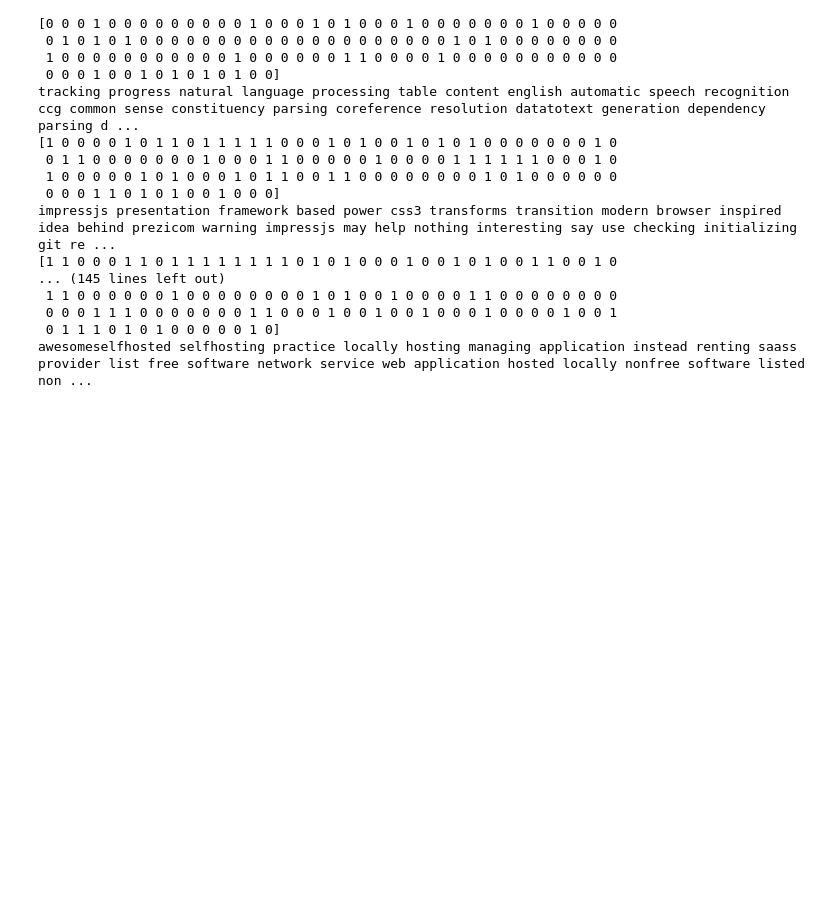
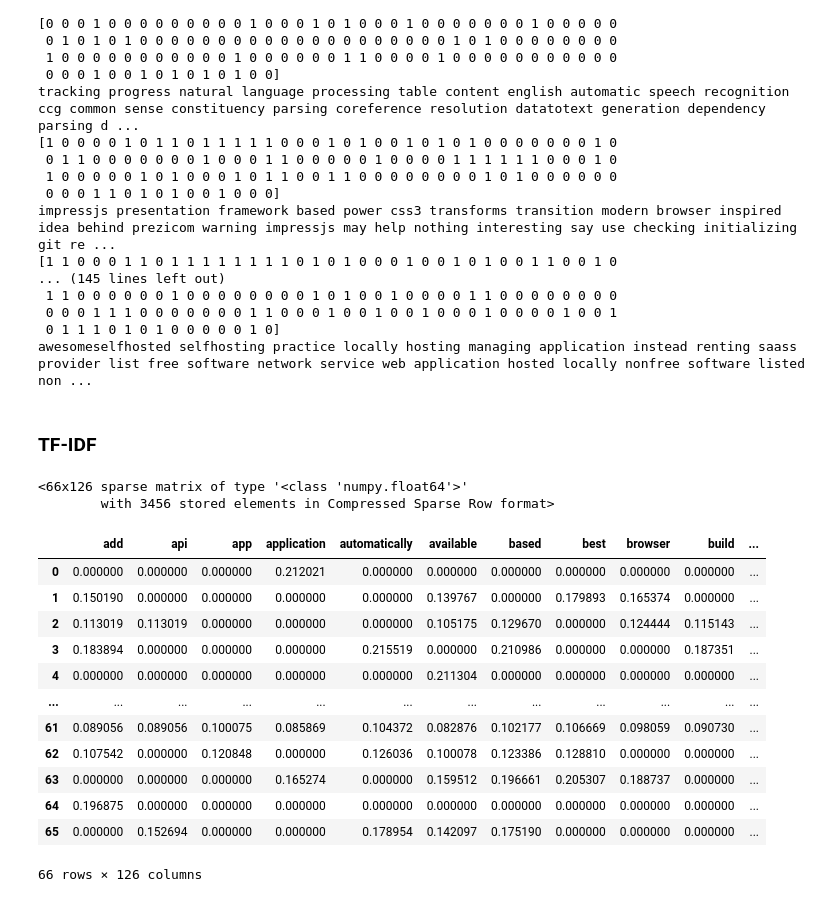
Before and after one commit to Brandon-Martinez27/nlp_project, a Jupyter notebook: acquire_nlp.ipynb, the cells around one changed output. Drawn from its saved outputs; the diff is of its cells as text; code cells hidden in the pictures; blank space fills up the shorter version.

```diff
--- a/acquire_nlp.ipynb
+++ b/acquire_nlp.ipynb
@@ -874,3 +874,33 @@ impressjs presentation framework based power css3 transforms transition modern b
  0 0 0 1 1 1 0 0 0 0 0 0 0 1 1 0 0 0 1 0 0 1 0 0 1 0 0 0 1 0 0 0 0 1 0 0 1
  0 1 1 1 0 1 0 1 0 0 0 0 0 1 0]
 awesomeselfhosted selfhosting practice locally hosting managing application instead renting saass provider list free software network service web application hosted locally nonfree software listed non ...
+# %% [markdown]
+### TF-IDF
+# %%
+from sklearn.feature_extraction.text import TfidfVectorizer
+
+tfidf = TfidfVectorizer(stop_words='english', min_df=20,
+                             ngram_range=(1,2),
+                             binary=True)
+
+tfidf_sparse_matrix = tfidf.fit_transform(train.clean)
+tfidf_sparse_matrix
+# %% [output]
+<66x126 sparse matrix of type '<class 'numpy.float64'>'
+        with 3456 stored elements in Compressed Sparse Row format>
+# %%
+pd.DataFrame(tfidf_sparse_matrix.todense(), columns=tfidf.get_feature_names())
+# %% [output]
+|  | add | api | app | application | automatically | available | based | best | browser | build | ... |
+| 0 | 0.000000 | 0.000000 | 0.000000 | 0.212021 | 0.000000 | 0.000000 | 0.000000 | 0.000000 | 0.000000 | 0.000000 | ... |
+| 1 | 0.150190 | 0.000000 | 0.000000 | 0.000000 | 0.000000 | 0.139767 | 0.000000 | 0.179893 | 0.165374 | 0.000000 | ... |
+| 2 | 0.113019 | 0.113019 | 0.000000 | 0.000000 | 0.000000 | 0.105175 | 0.129670 | 0.000000 | 0.124444 | 0.115143 | ... |
+| 3 | 0.183894 | 0.000000 | 0.000000 | 0.000000 | 0.215519 | 0.000000 | 0.210986 | 0.000000 | 0.000000 | 0.187351 | ... |
+| 4 | 0.000000 | 0.000000 | 0.000000 | 0.000000 | 0.000000 | 0.211304 | 0.000000 | 0.000000 | 0.000000 | 0.000000 | ... |
+| ... | ... | ... | ... | ... | ... | ... | ... | ... | ... | ... | ... |
+| 61 | 0.089056 | 0.089056 | 0.100075 | 0.085869 | 0.104372 | 0.082876 | 0.102177 | 0.106669 | 0.098059 | 0.090730 | ... |
+| 62 | 0.107542 | 0.000000 | 0.120848 | 0.000000 | 0.126036 | 0.100078 | 0.123386 | 0.128810 | 0.000000 | 0.000000 | ... |
+| 63 | 0.000000 | 0.000000 | 0.000000 | 0.165274 | 0.000000 | 0.159512 | 0.196661 | 0.205307 | 0.188737 | 0.000000 | ... |
+| 64 | 0.196875 | 0.000000 | 0.000000 | 0.000000 | 0.000000 | 0.000000 | 0.000000 | 0.000000 | 0.000000 | 0.000000 | ... |
+| 65 | 0.000000 | 0.152694 | 0.000000 | 0.000000 | 0.178954 | 0.142097 | 0.175190 | 0.000000 | 0.000000 | 0.000000 | ... |
+66 rows × 126 columns
```
Also changed, not shown: parts of 12 cells of this notebook.
